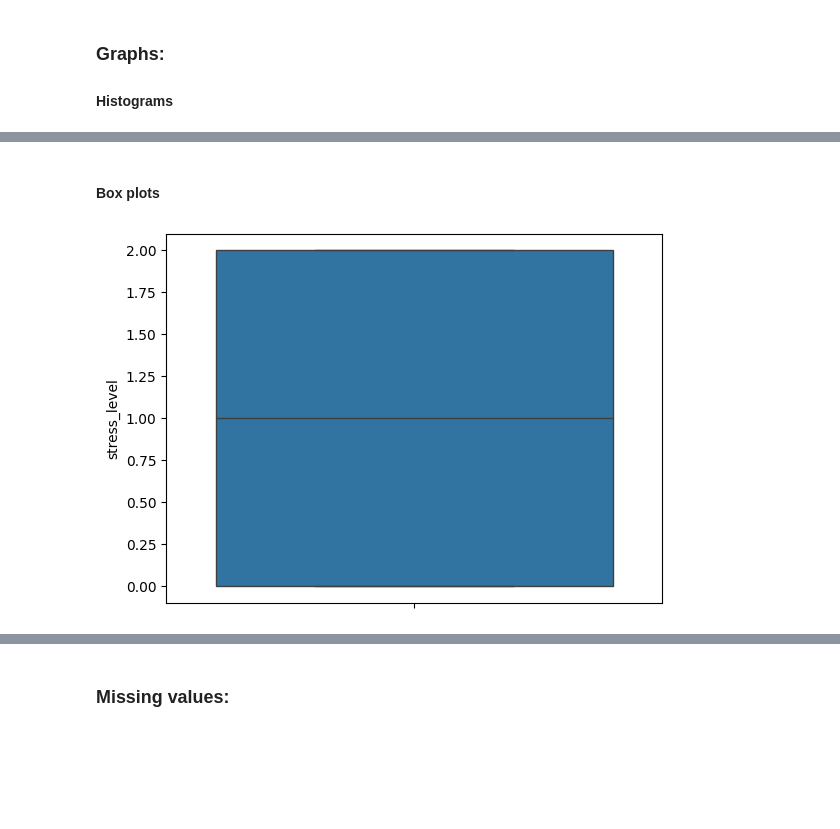
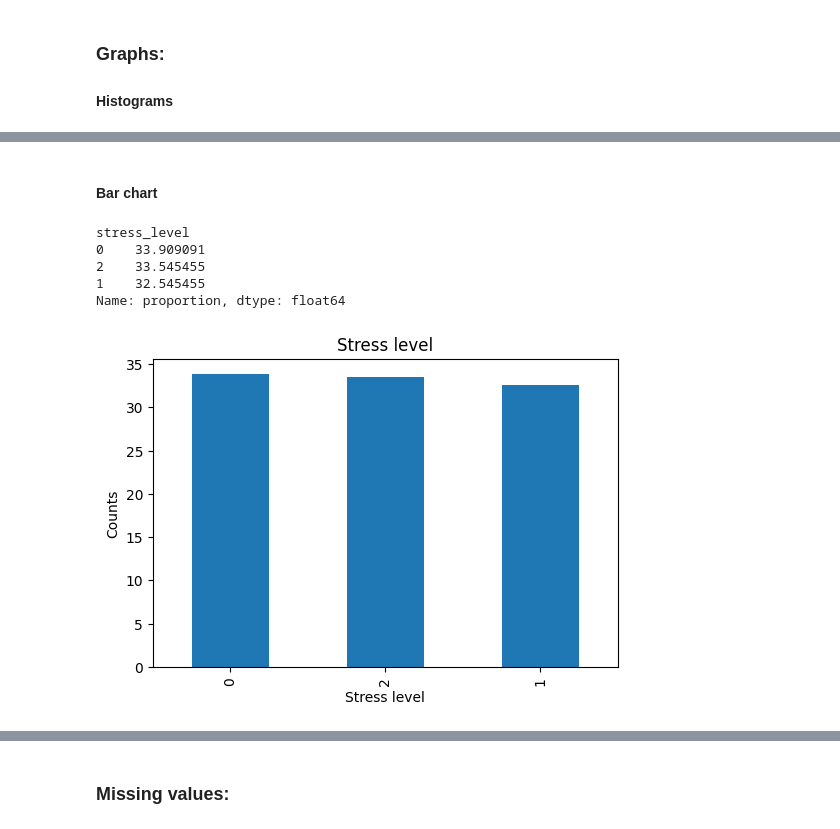
Before and after one commit to Jana18kh/Project, a Jupyter notebook: Project.ipynb, the cells around one changed output, grey strips where cells are left out. Drawn from its saved outputs; the diff is of its cells as text; code cells hidden in the pictures; blank space fills up the shorter version.

```diff
--- a/Project.ipynb
+++ b/Project.ipynb
@@ -76,9 +76,18 @@ plt.show() # Display the histograms
-# %% [markdown]
-#### Box plots
-# %%
-# Box plot to show distribution of a class label
-import seaborn as sns
-sns.boxplot(data=df['stress_level'])
-plt.show()
-# %% [output]
-[figure, removed]
+# %% [markdown]
+#### Bar chart
+# %%
+# plot to show distribution of the class label
+print(class_distribution)
+plt.figure(figsize=(6, 4))
+class_distribution.plot(kind='bar')
+plt.title('Stress level')
+plt.xlabel('Stress level')
+plt.ylabel('Counts')
+plt.show()
+# %% [output]
+stress_level
+0    33.909091
+2    33.545455
+1    32.545455
+Name: proportion, dtype: float64
+[figure, added]
```
Also changed, not shown: parts of 3 cells of this notebook.
